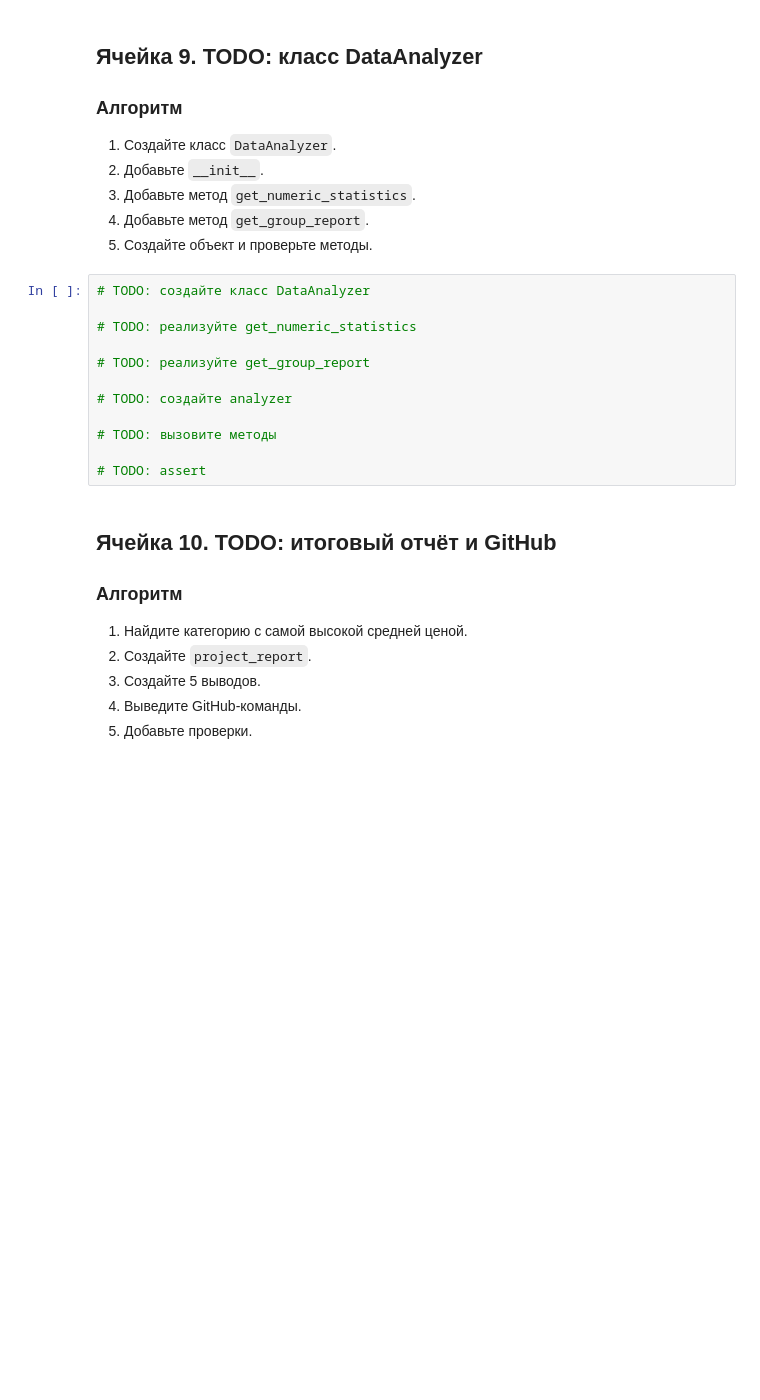
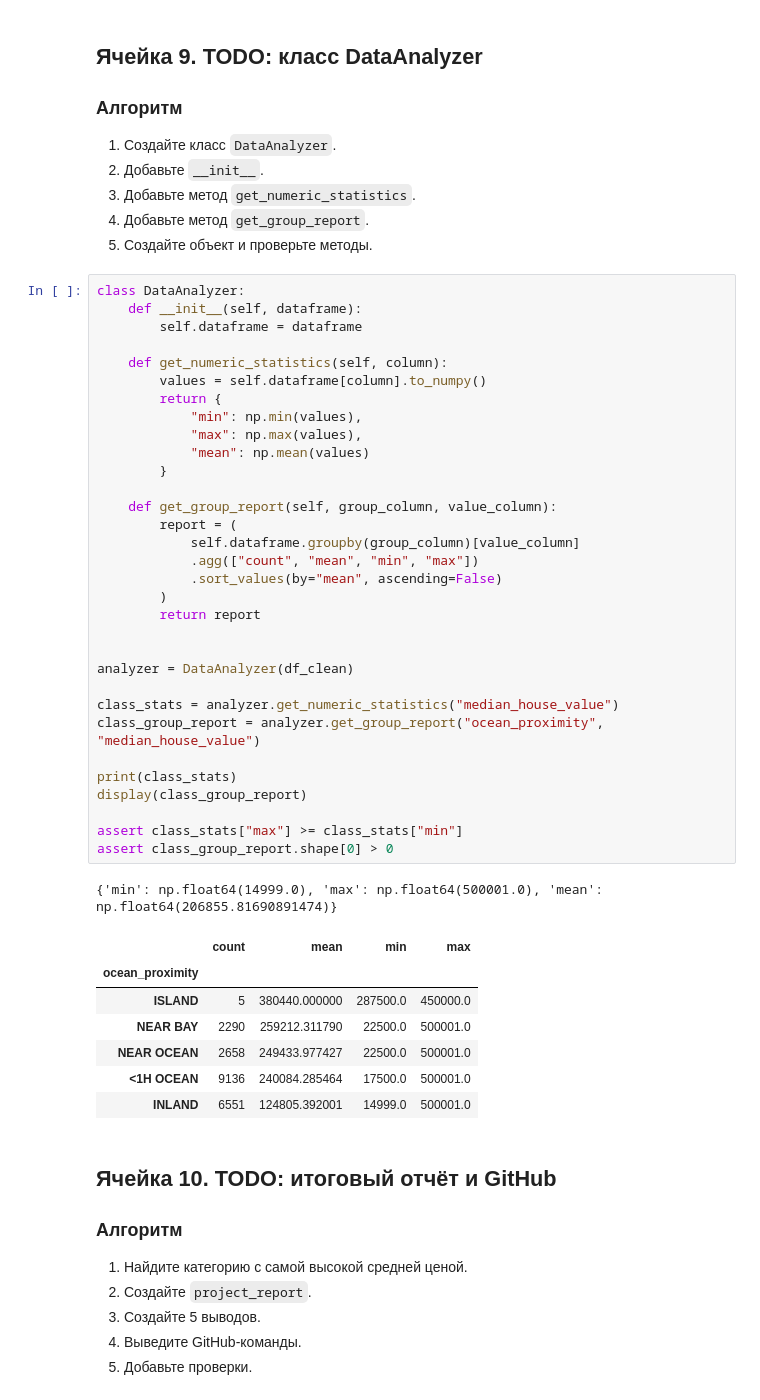
Before and after one commit to FelixTheCatW/study-analysis, a Jupyter notebook: src/notebooks/block6_lesson12_final_dataanalyzer_todo.ipynb, the cells around one changed output. Saved outputs shown, nothing was run; the diff lists cells and outputs as text; blank space fills up the shorter version.

```diff
--- a/src/notebooks/block6_lesson12_final_dataanalyzer_todo.ipynb
+++ b/src/notebooks/block6_lesson12_final_dataanalyzer_todo.ipynb
@@ -253,17 +378,46 @@ git push origin main
 4. Добавьте метод `get_group_report`.
 5. Создайте объект и проверьте методы.
 # %%
-# TODO: создайте класс DataAnalyzer
+class DataAnalyzer:
+    def __init__(self, dataframe):
+        self.dataframe = dataframe
 
-# TODO: реализуйте get_numeric_statistics
+    def get_numeric_statistics(self, column):
+        values = self.dataframe[column].to_numpy()
+        return {
+            "min": np.min(values),
+            "max": np.max(values),
+            "mean": np.mean(values)
+        }
 
-# TODO: реализуйте get_group_report
+    def get_group_report(self, group_column, value_column):
+        report = (
+            self.dataframe.groupby(group_column)[value_column]
+            .agg(["count", "mean", "min", "max"])
+            .sort_values(by="mean", ascending=False)
+        )
+        return report
 
-# TODO: создайте analyzer
 
-# TODO: вызовите методы
+analyzer = DataAnalyzer(df_clean)
 
-# TODO: assert
+class_stats = analyzer.get_numeric_statistics("median_house_value")
+class_group_report = analyzer.get_group_report("ocean_proximity", "median_house_value")
+
+print(class_stats)
+display(class_group_report)
+
+assert class_stats["max"] >= class_stats["min"]
+assert class_group_report.shape[0] > 0
+# %% [output]
+{'min': np.float64(14999.0), 'max': np.float64(500001.0), 'mean': np.float64(206855.81690891474)}
+|  | count | mean | min | max |
+| ocean_proximity |  |  |  |  |
+| ISLAND | 5 | 380440.000000 | 287500.0 | 450000.0 |
+| NEAR BAY | 2290 | 259212.311790 | 22500.0 | 500001.0 |
+| NEAR OCEAN | 2658 | 249433.977427 | 22500.0 | 500001.0 |
+| <1H OCEAN | 9136 | 240084.285464 | 17500.0 | 500001.0 |
+| INLAND | 6551 | 124805.392001 | 14999.0 | 500001.0 |
 # %% [markdown]
 ## Ячейка 10. TODO: итоговый отчёт и GitHub
 
```
Also changed, not shown: parts of 9 cells of this notebook.
